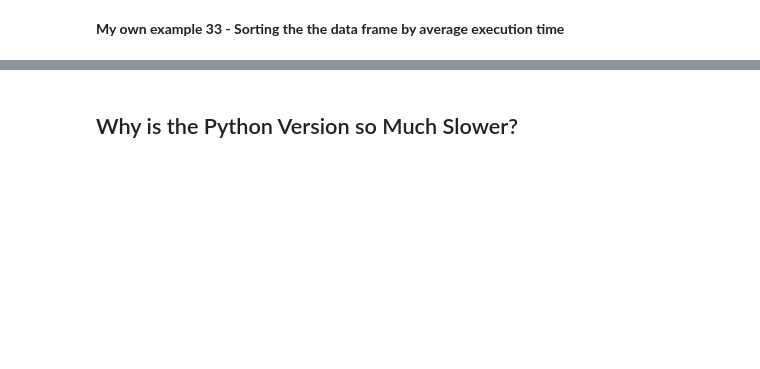
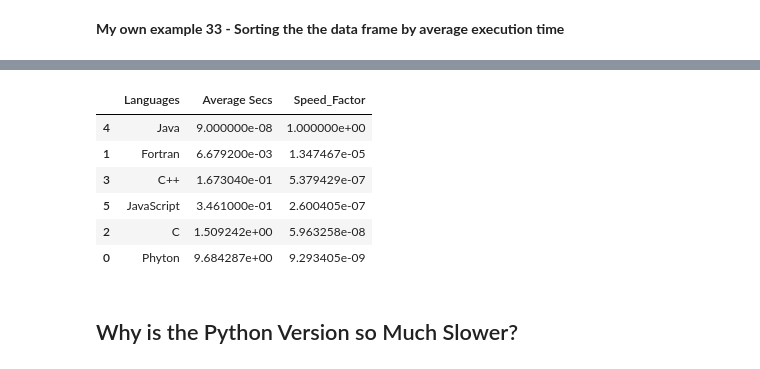
Before and after one commit to Rochy3/AlgorithmsUN2024II, a Jupyter notebook: Lab2/Rocsantofimiome_Lab2.ipynb, the cells around one changed output, grey strips where cells are left out. Cells and saved outputs as stored; diff of their text form; code cells hidden in the pictures; blank space fills up the shorter version.

```diff
--- a/Lab2/Rocsantofimiome_Lab2.ipynb
+++ b/Lab2/Rocsantofimiome_Lab2.ipynb
@@ -372,2 +807,8 @@ Wall time: 181 µs
 # %% [markdown]
 **My own example 24 - Adding C++ average execution time to the data frame**
+# %%
+nuevo_elemento = pd.DataFrame({'Languages': 'C++', 'Average Secs': 0.167304}, index=[3])
+
+dFrame = pd.concat([dFrame, nuevo_elemento])
+
+dFrame
@@ -378,2 +892,8 @@ Wall time: 181 µs
 # %% [markdown]
 **My own example 27 - Adding Java average execution time to the data frame**
+# %%
+nuevo_elemento = pd.DataFrame({'Languages': 'Java', 'Average Secs': 0.000000090}, index=[4])
+
+dFrame = pd.concat([dFrame, nuevo_elemento])
+
+dFrame
@@ -384,2 +972,8 @@ Wall time: 181 µs
 # %% [markdown]
 **My own example 30 - Adding Javascript average execution time to the data frame**
+# %%
+nuevo_elemento = pd.DataFrame({'Languages': 'JavaScript', 'Average Secs': 0.3461}, index=[5])
+
+dFrame = pd.concat([dFrame, nuevo_elemento])
+
+dFrame
@@ -388,2 +997,10 @@ Wall time: 181 µs
 # %% [markdown]
 **My own example 32 - Adding the Speed factor columne to the data frame**
+# %%
+dFrame = dFrame.assign(Speed_Factor=[dFrame.loc[dFrame['Languages'] == 'Java', 'Average Secs'].iloc[0] /dFrame.loc[dFrame['Languages'] == 'Phyton', 'Average Secs'].iloc[0],
+                             dFrame.loc[dFrame['Languages'] == 'Java', 'Average Secs'].iloc[0] / dFrame.loc[dFrame['Languages'] == 'Fortran', 'Average Secs'].iloc[0],
+                             dFrame.loc[dFrame['Languages'] == 'Java', 'Average Secs'].iloc[0] / dFrame.loc[dFrame['Languages'] == 'C', 'Average Secs'].iloc[0],
+                             dFrame.loc[dFrame['Languages'] == 'Java', 'Average Secs'].iloc[0] / dFrame.loc[dFrame['Languages'] == 'C++', 'Average Secs'].iloc[0],
+                             dFrame.loc[dFrame['Languages'] == 'Java', 'Average Secs'].iloc[0] / dFrame.loc[dFrame['Languages'] == 'Java', 'Average Secs'].iloc[0],
+                             dFrame.loc[dFrame['Languages'] == 'Java', 'Average Secs'].iloc[0] / dFrame.loc[dFrame['Languages'] == 'JavaScript', 'Average Secs'].iloc[0]])
+print(dFrame)
@@ -403,3 +1017,14 @@ Wall time: 181 µs
+# %%
+dFrame = dFrame.sort_values('Average Secs')
+dFrame
+# %% [output]
+|  | Languages | Average Secs | Speed_Factor |
+| 4 | Java | 9.000000e-08 | 1.000000e+00 |
+| 1 | Fortran | 6.679200e-03 | 1.347467e-05 |
+| 3 | C++ | 1.673040e-01 | 5.379429e-07 |
+| 5 | JavaScript | 3.461000e-01 | 2.600405e-07 |
+| 2 | C | 1.509242e+00 | 5.963258e-08 |
+| 0 | Phyton | 9.684287e+00 | 9.293405e-09 |
 # %% [markdown]
 ## Why is the Python Version so Much Slower?
 # %%
```
Also changed, not shown: parts of 107 cells of this notebook.
